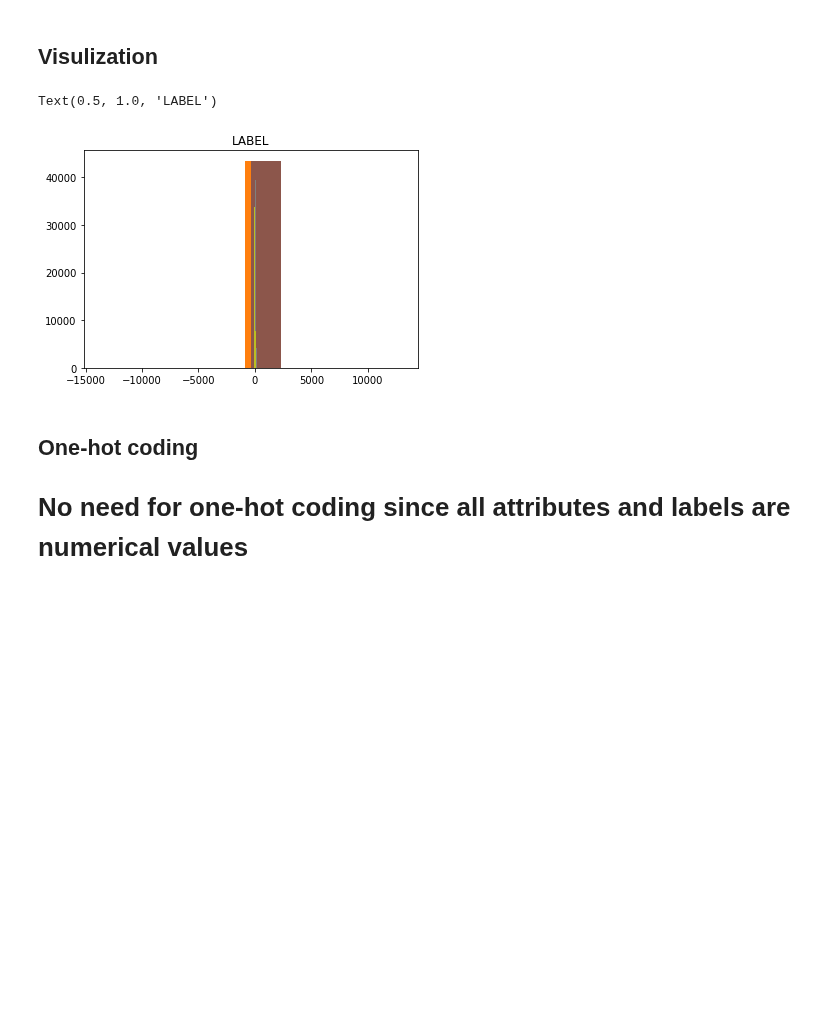
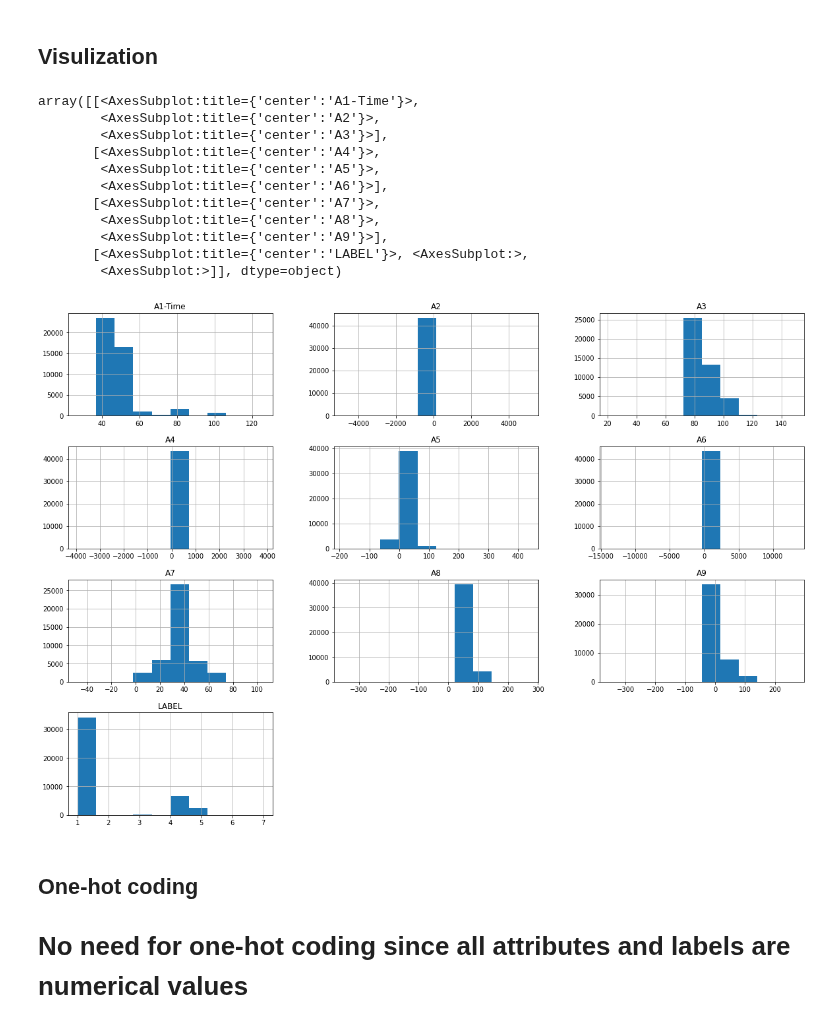
Before and after one commit to emmacona/COMP551-A1-KNN-and-Decision-tree-optimization, a Jupyter notebook: dataset-2.ipynb, the cells around one changed output. Drawn from its saved outputs; the diff is of its cells as text; code cells hidden in the pictures; blank space fills up the shorter version.

Commit message:
Dataset 2 preprocessing

```diff
--- a/dataset-2.ipynb
+++ b/dataset-2.ipynb
@@ -32,30 +33,23 @@ Data is complete, i.e., no missing cells
 Attributes are undefined, therefore all will be kept and be given the same weight
 # %% [markdown]
 ## Visulization
-# %%
-# Visualizing data to have a better idea of the data
-# Plotting frequency of different attribute values since there are only 9 (+ 1 for assigned labels)
-import matplotlib.pyplot as plt
-plt.hist(dataset2['A1-Time'], histtype='bar')
-plt.title("A1-Time")
-plt.hist(dataset2['A2'], histtype='bar')
-plt.title("A2")
-plt.hist(dataset2['A3'], histtype='bar')
-plt.title("A3")
-plt.hist(dataset2['A4'], histtype='bar')
-plt.title("A4")
-plt.hist(dataset2['A5'], histtype='bar')
-plt.title("A5")
-plt.hist(dataset2['A6'], histtype='bar')
-plt.title("A6")
-plt.hist(dataset2['A7'], histtype='bar')
-plt.title("A7")
-plt.hist(dataset2['A8'], histtype='bar')
-plt.title("A8")
-plt.hist(dataset2['A9'], histtype='bar')
-plt.title("A9")
-plt.hist(dataset2['LABEL'], histtype='bar')
-plt.title("LABEL")
-# %% [output]
-Text(0.5, 1.0, 'LABEL')
-[figure, removed]
+# %%
+# Visualizing data to have a better idea of the data
+# Plotting frequency of different attribute values since there are only 9 (+ 1 for assigned labels)
+import matplotlib.pyplot as plt
+
+# Visualize all numerical categories
+dataset2.hist(figsize=(20, 14))
+# %% [output]
+array([[<AxesSubplot:title={'center':'A1-Time'}>,
+        <AxesSubplot:title={'center':'A2'}>,
+        <AxesSubplot:title={'center':'A3'}>],
+       [<AxesSubplot:title={'center':'A4'}>,
+        <AxesSubplot:title={'center':'A5'}>,
+        <AxesSubplot:title={'center':'A6'}>],
+       [<AxesSubplot:title={'center':'A7'}>,
+        <AxesSubplot:title={'center':'A8'}>,
+        <AxesSubplot:title={'center':'A9'}>],
+       [<AxesSubplot:title={'center':'LABEL'}>, <AxesSubplot:>,
+        <AxesSubplot:>]], dtype=object)
+[figure, added]
```
Also changed, not shown: parts of 2 cells of this notebook, 1 other file.
